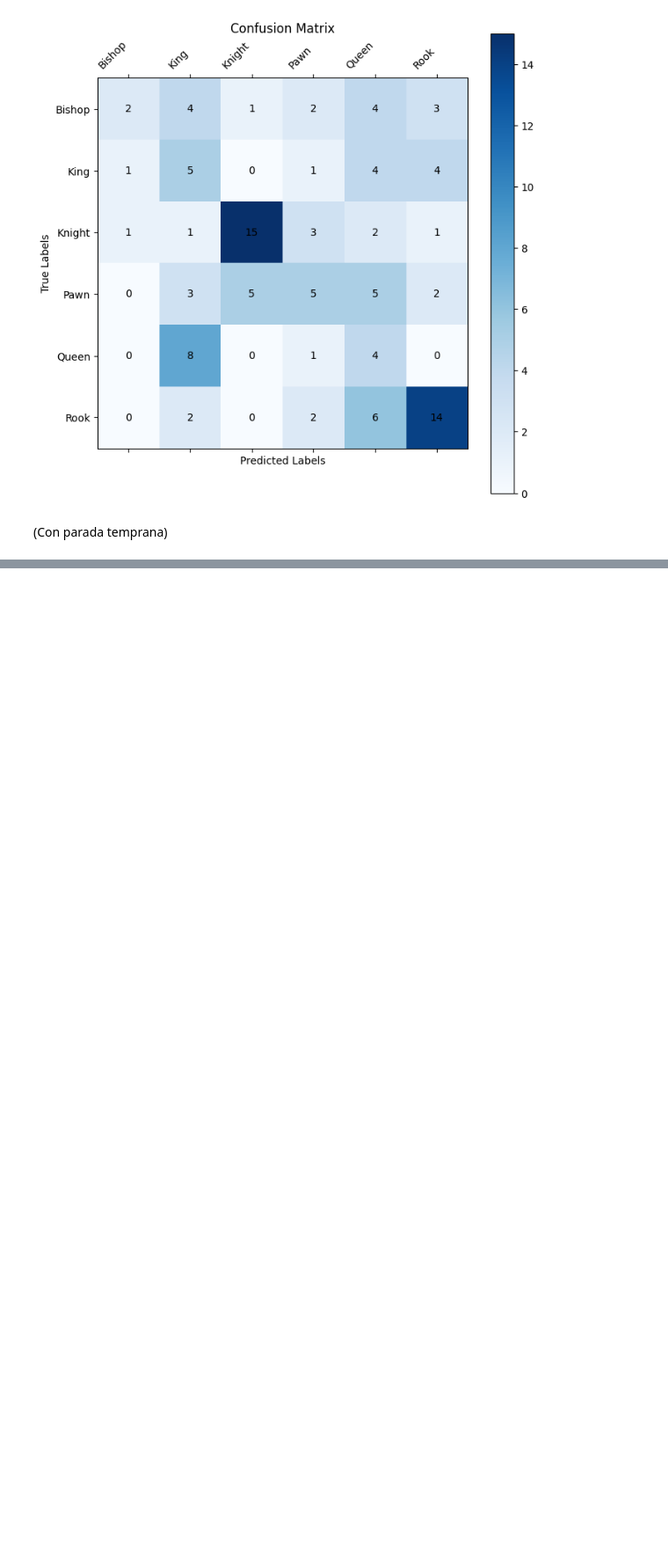
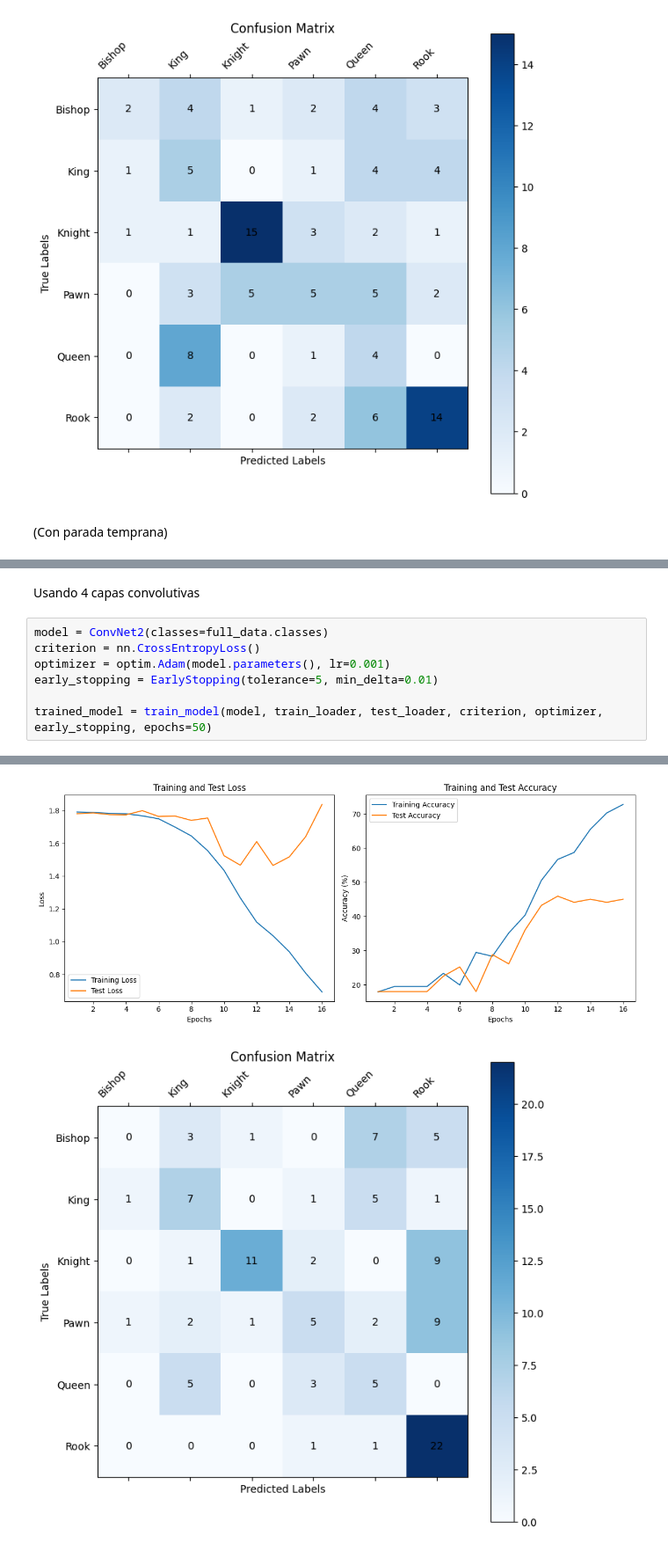
Before and after one commit to lunahernandez/ClasificadorImagenesCNN, a Jupyter notebook: clasificador_ajedrez.ipynb, the cells around one changed output, grey strips where cells are left out. Shown at 88% size. Saved outputs shown, nothing was run; the diff lists cells and outputs as text; blank space fills up the shorter version.

Commit message:
Clasificador básico con más capas

```diff
--- a/clasificador_ajedrez.ipynb
+++ b/clasificador_ajedrez.ipynb
@@ -291,3 +342,13 @@ Parada temprana activada. No hay mejora en la pérdida de validación.
 Entrenamiento detenido en la época 9 debido a la parada temprana.
 [figure]
 [figure]
+# %% [markdown]
+Usando 4 capas convolutivas
+# %%
+model = ConvNet2(classes=full_data.classes)
+criterion = nn.CrossEntropyLoss()
+optimizer = optim.Adam(model.parameters(), lr=0.001)
+early_stopping = EarlyStopping(tolerance=5, min_delta=0.01)
+
+trained_model = train_model(model, train_loader, test_loader, criterion, optimizer, early_stopping, epochs=50)
+# %% [output]
@@ -293,0 +372,2 @@ Entrenamiento detenido en la época 9 debido a la parada temprana.
+[figure, added]
+[figure, added]
```
Also changed, not shown: parts of 5 cells of this notebook.
